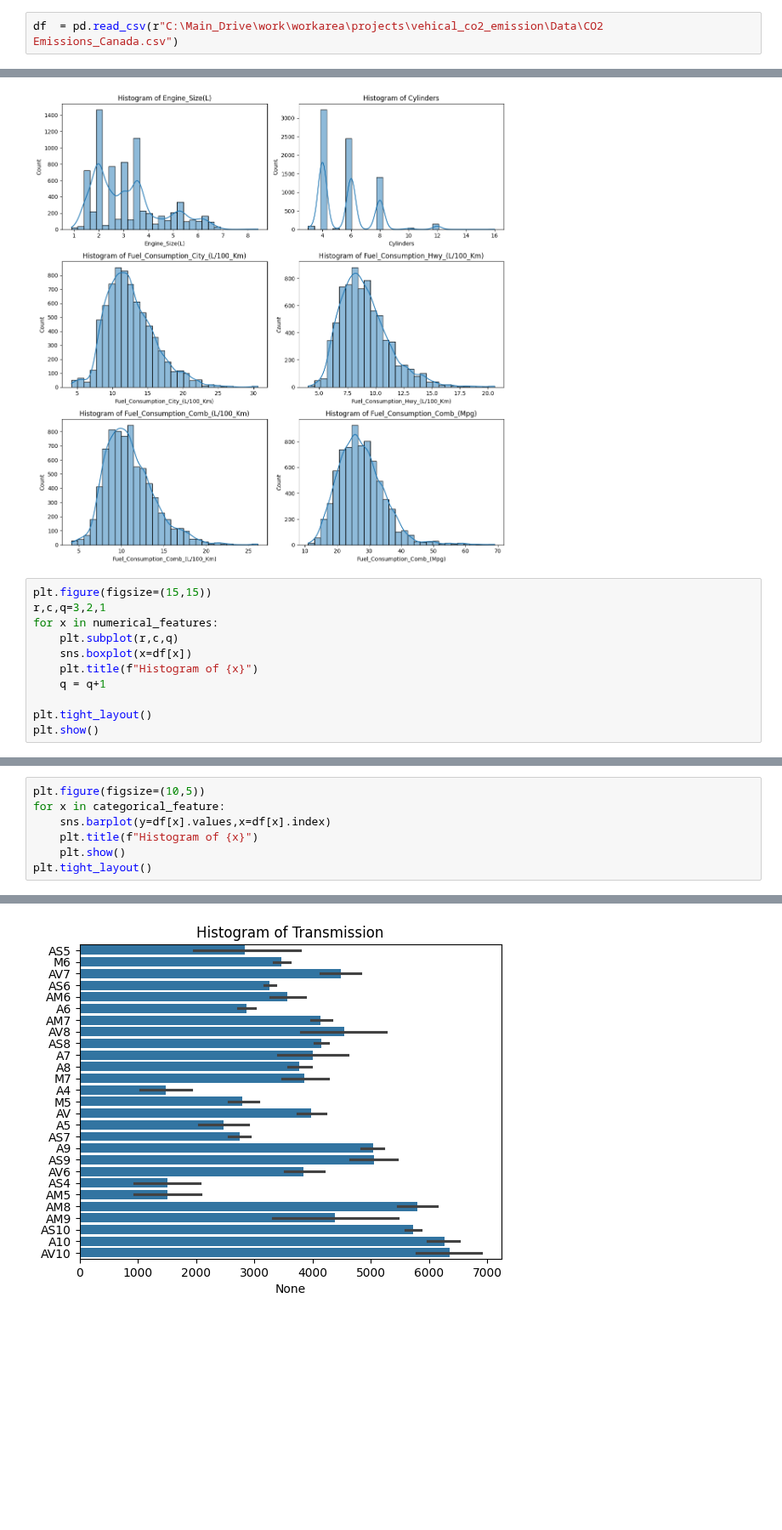
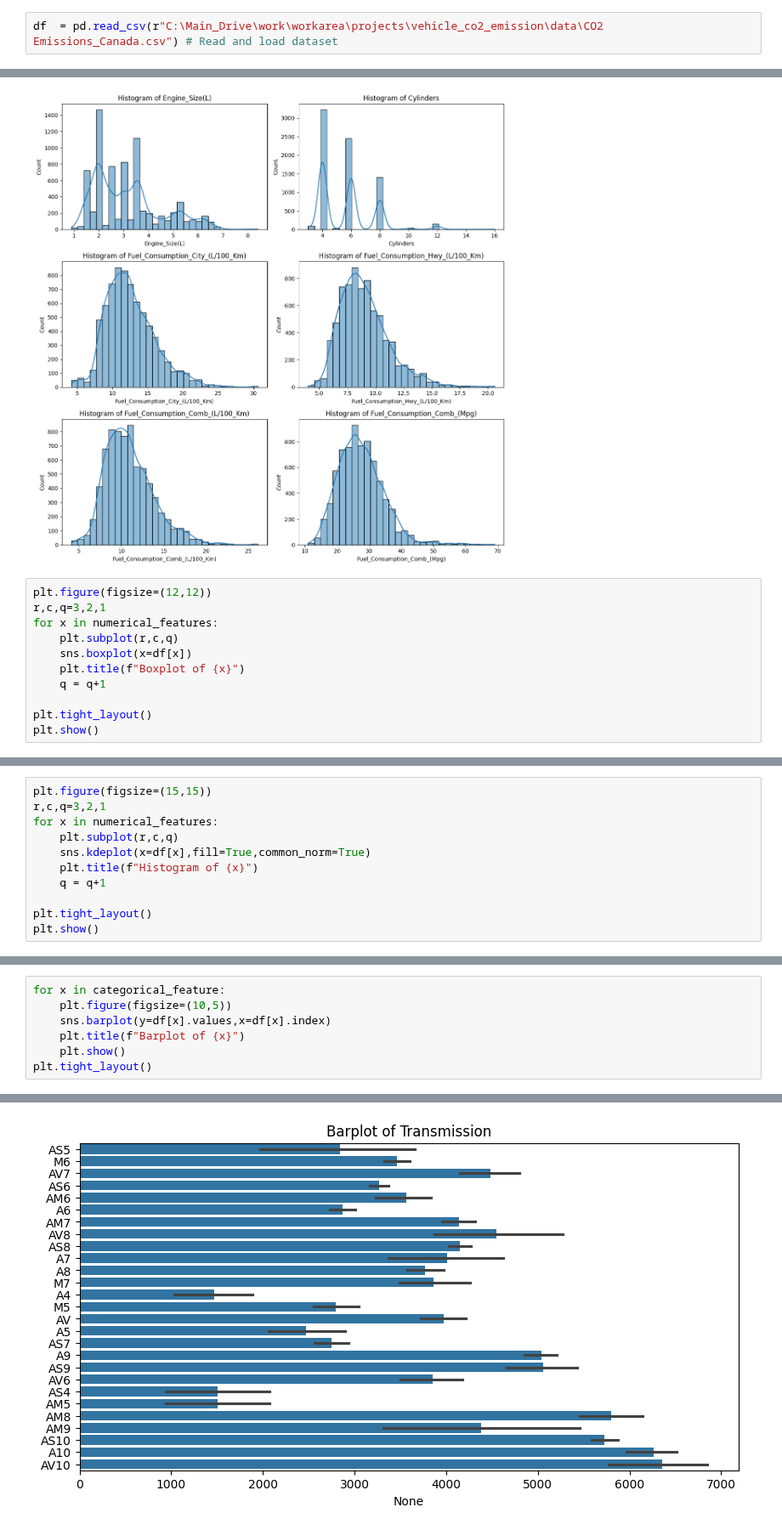
Before and after one commit to aryangaikwadgit/vehicle_co2_emission, a Jupyter notebook: notebooks/EDA.ipynb, the cells around one changed output, grey strips where cells are left out. Shown at 85% size. Drawn from its saved outputs; the diff is of its cells as text; blank space fills up the shorter version.

```diff
--- a/notebooks/EDA.ipynb
+++ b/notebooks/EDA.ipynb
@@ -4,7 +4,7 @@ import pandas as pd
 import matplotlib.pyplot as plt
 import seaborn as sns
 # %%
-df  = pd.read_csv(r"C:\Main_Drive\work\workarea\projects\vehical_co2_emission\Data\CO2 Emissions_Canada.csv")
+df  = pd.read_csv(r"C:\Main_Drive\work\workarea\projects\vehicle_co2_emission\data\CO2 Emissions_Canada.csv") # Read and load dataset
 # %%
 df
 # %% [output]
@@ -183,12 +189,12 @@ plt.show()
 # %% [output]
 [figure]
 # %%
-plt.figure(figsize=(15,15))
+plt.figure(figsize=(12,12))
 r,c,q=3,2,1
 for x in numerical_features:
     plt.subplot(r,c,q)
     sns.boxplot(x=df[x])
-    plt.title(f"Histogram of {x}")
+    plt.title(f"Boxplot of {x}")
     q = q+1
 
 plt.tight_layout()
@@ -197,0 +204,11 @@ plt.show()
+# %%
+plt.figure(figsize=(15,15))
+r,c,q=3,2,1
+for x in numerical_features:
+    plt.subplot(r,c,q)
+    sns.kdeplot(x=df[x],fill=True,common_norm=True)
+    plt.title(f"Histogram of {x}")
+    q = q+1
+
+plt.tight_layout()
+plt.show()
@@ -198,8 +217,8 @@ plt.show()
 # %%
-plt.figure(figsize=(10,5))
 for x in categorical_feature:
+    plt.figure(figsize=(10,5))
     sns.barplot(y=df[x].values,x=df[x].index)
-    plt.title(f"Histogram of {x}")
+    plt.title(f"Barplot of {x}")
     plt.show()
 plt.tight_layout()
 # %% [output]
@@ -207 +226 @@ plt.tight_layout()
-[figure, old version]
+[figure, new version]
```
Also changed, not shown: parts of 16 cells of this notebook, 3 other files.
